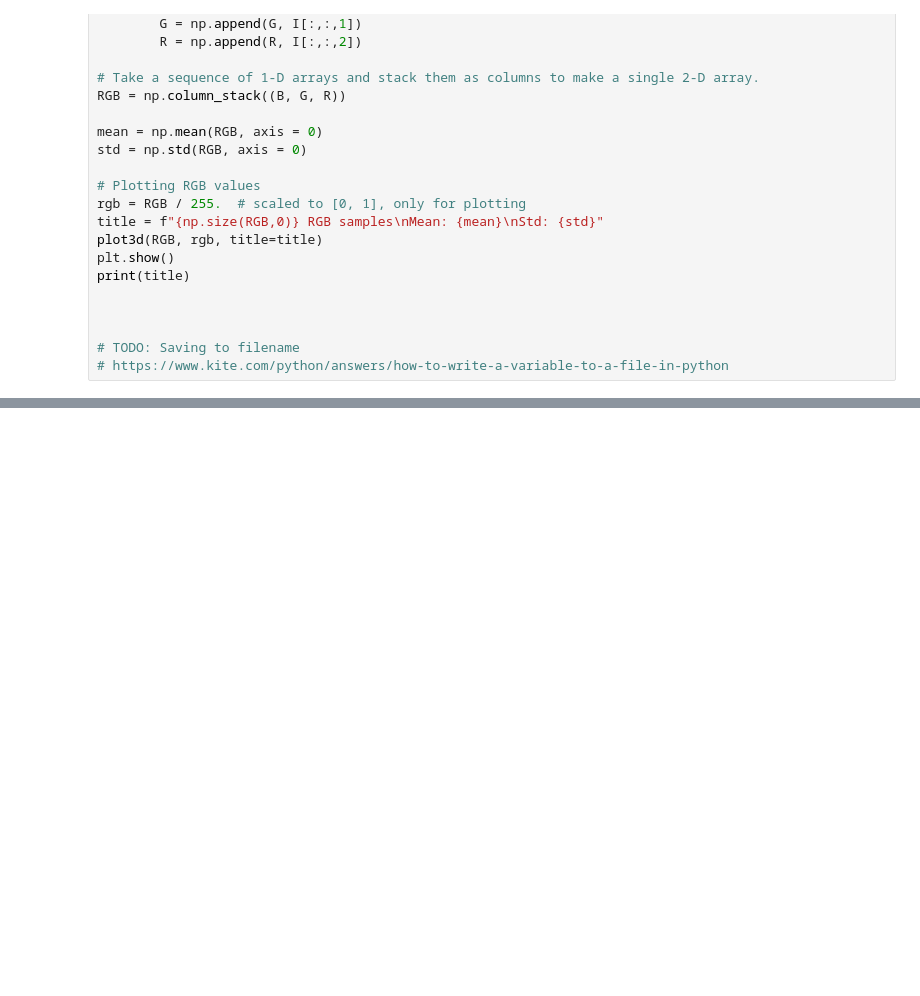
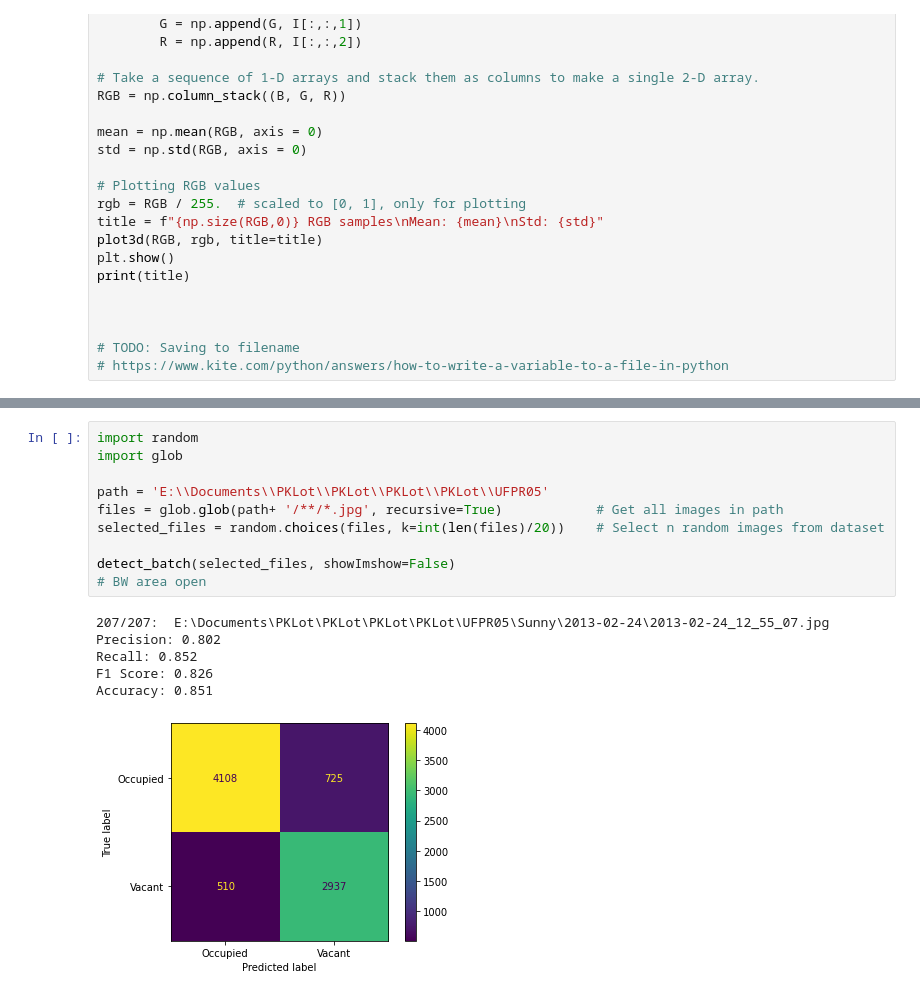
Before and after one commit to VisionPark/VisionParkDetect, a Jupyter notebook: test-01.ipynb, the cells around one changed output, grey strips where cells are left out. Cells and saved outputs as stored; diff of their text form; blank space fills up the shorter version.

```diff
--- a/test-01.ipynb
+++ b/test-01.ipynb
@@ -614,0 +775,17 @@ TypeError: drawSpaceSeg() missing 3 required positional arguments: 'occupied', '
+# %%
+import random
+import glob
+
+path = 'E:\\Documents\\PKLot\\PKLot\\PKLot\\PKLot\\UFPR05'
+files = glob.glob(path+ '/**/*.jpg', recursive=True)            # Get all images in path
+selected_files = random.choices(files, k=int(len(files)/20))    # Select n random images from dataset
+
+detect_batch(selected_files, showImshow=False)
+# BW area open
+# %% [output]
+207/207:  E:\Documents\PKLot\PKLot\PKLot\PKLot\UFPR05\Sunny\2013-02-24\2013-02-24_12_55_07.jpg
+Precision: 0.802
+Recall: 0.852
+F1 Score: 0.826
+Accuracy: 0.851
+[figure, added]
```
Also changed, not shown: parts of 13 cells of this notebook.
